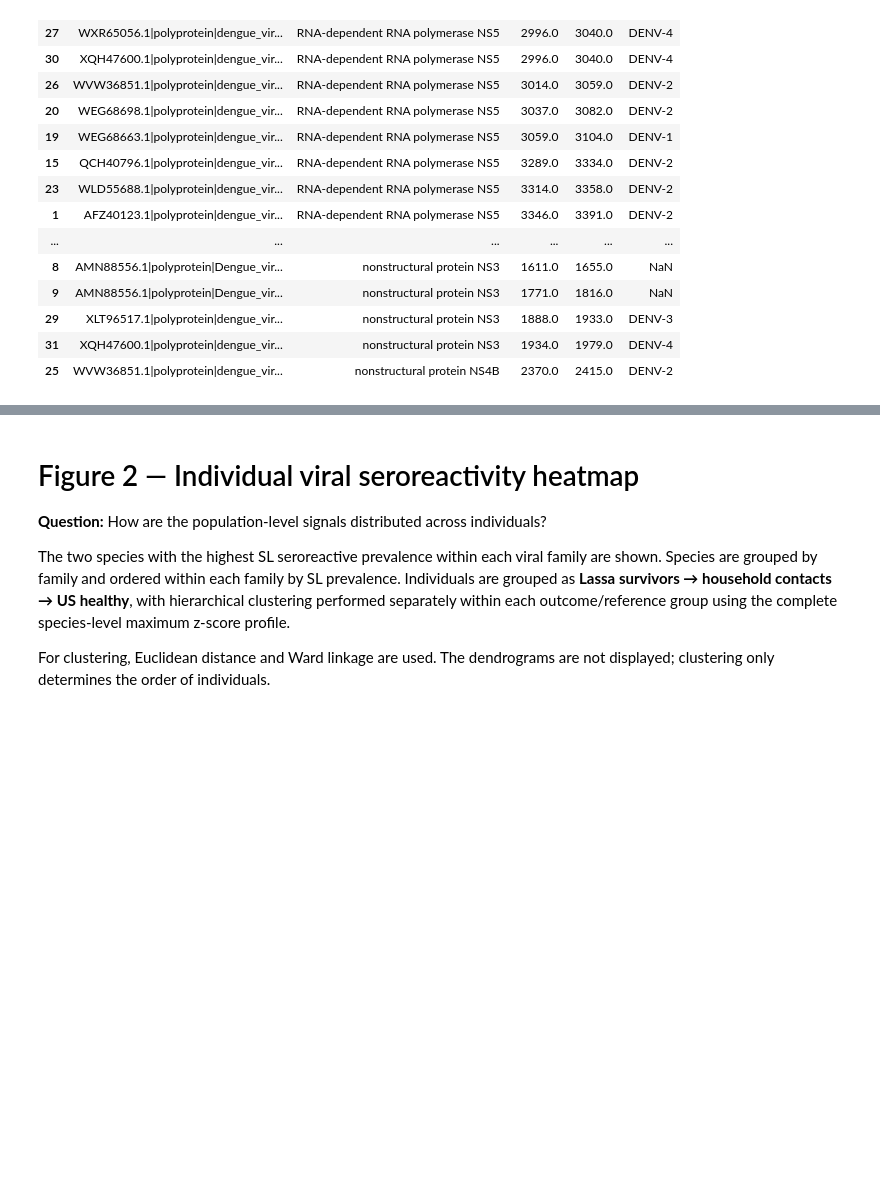
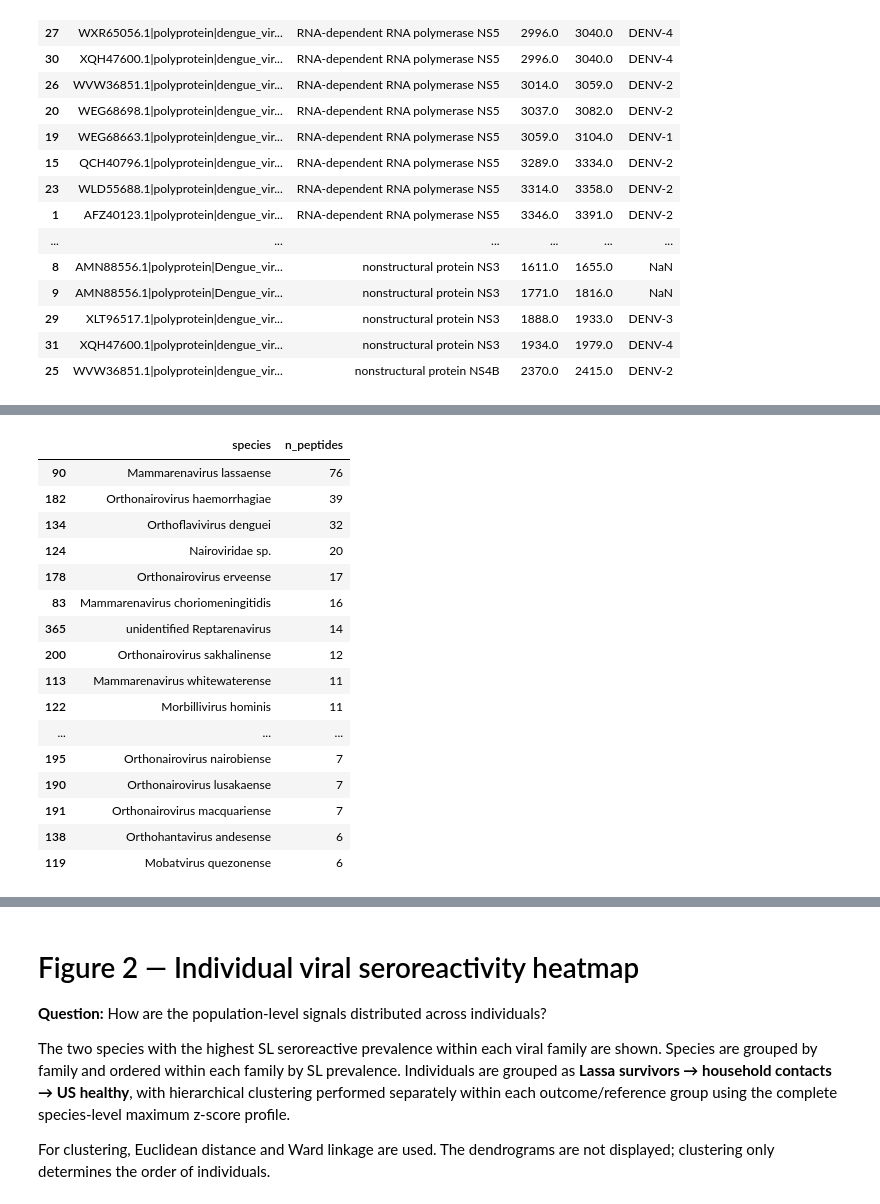
Before and after one commit to sporak577/lasv_phipseq_2026, a Jupyter notebook: Lassa_seroreactivity_paper_figures_clean_090726.ipynb, the cells around one changed output, grey strips where cells are left out. Cells and saved outputs as stored; diff of their text form; code cells hidden in the pictures; blank space fills up the shorter version.

```diff
--- a/Lassa_seroreactivity_paper_figures_clean_090726.ipynb
+++ b/Lassa_seroreactivity_paper_figures_clean_090726.ipynb
@@ -1707,0 +1710,28 @@ for spine in ax.spines.values():
+# %%
+species_peptide_counts = (
+    hits
+    .groupby('species', observed=True)['peptide']
+    .nunique()
+    .reset_index(name='n_peptides')
+    .sort_values('n_peptides', ascending=False)
+)
+
+display(species_peptide_counts.head(30))
+# %% [output]
+|  | species | n_peptides |
+| 90 | Mammarenavirus lassaense | 76 |
+| 182 | Orthonairovirus haemorrhagiae | 39 |
+| 134 | Orthoflavivirus denguei | 32 |
+| 124 | Nairoviridae sp. | 20 |
+| 178 | Orthonairovirus erveense | 17 |
+| 83 | Mammarenavirus choriomeningitidis | 16 |
+| 365 | unidentified Reptarenavirus | 14 |
+| 200 | Orthonairovirus sakhalinense | 12 |
+| 113 | Mammarenavirus whitewaterense | 11 |
+| 122 | Morbillivirus hominis | 11 |
+| ... | ... | ... |
+| 195 | Orthonairovirus nairobiense | 7 |
+| 190 | Orthonairovirus lusakaense | 7 |
+| 191 | Orthonairovirus macquariense | 7 |
+| 138 | Orthohantavirus andesense | 6 |
+| 119 | Mobatvirus quezonense | 6 |
```
Also changed, not shown: parts of 3 cells of this notebook.
